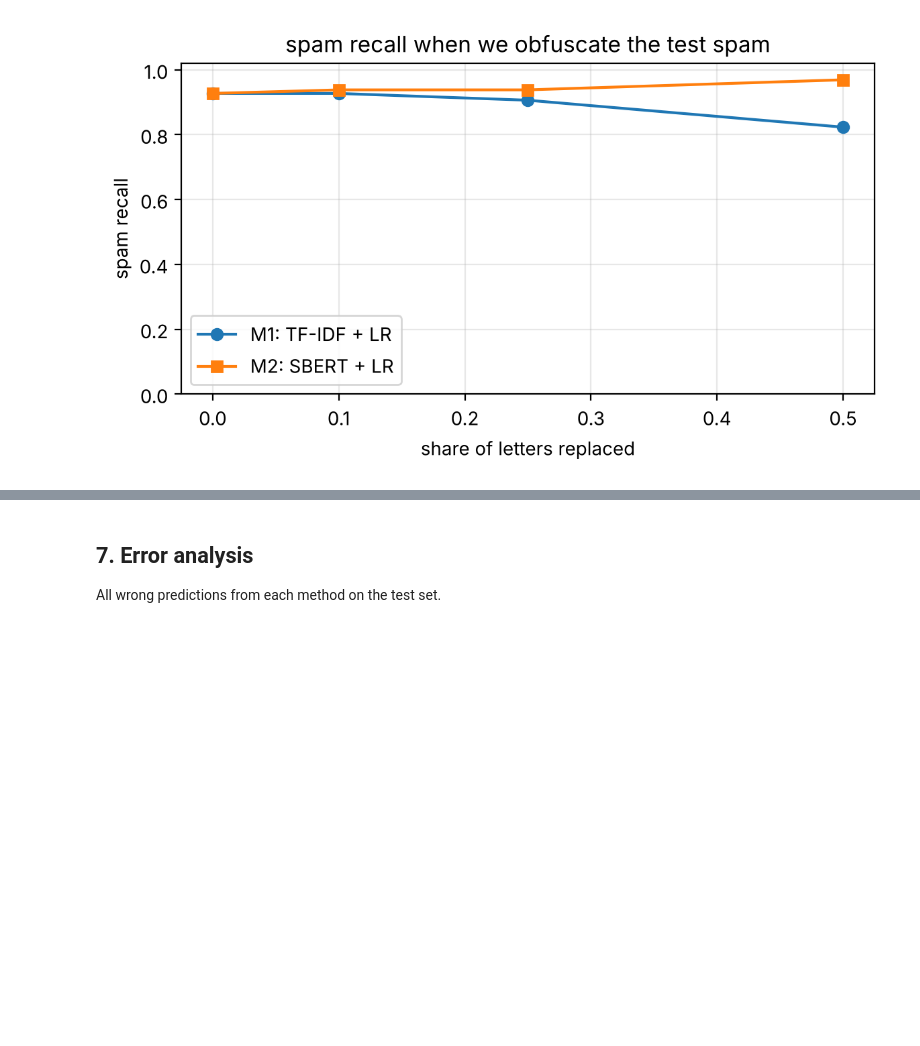
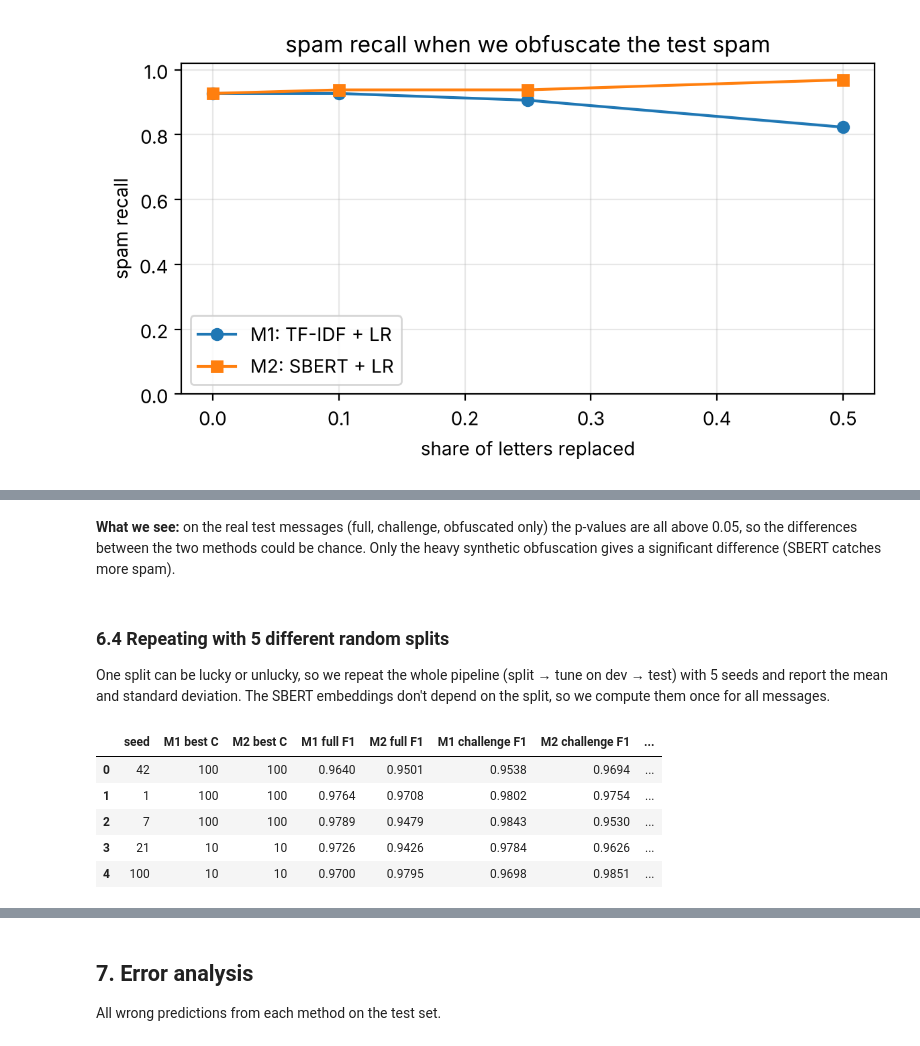
Before and after one commit to H7modi77/Project-NLP, a Jupyter notebook: SMS_Spam_Detection_Group9.ipynb, the cells around one changed output, grey strips where cells are left out. Saved outputs shown, nothing was run; the diff lists cells and outputs as text; code cells hidden in the pictures; blank space fills up the shorter version.

```diff
--- a/SMS_Spam_Detection_Group9.ipynb
+++ b/SMS_Spam_Detection_Group9.ipynb
@@ -426,0 +495,58 @@ plt.title("spam recall when we obfuscate the test spam"); plt.legend(); plt.grid
+# %% [markdown]
+**What we see:** on the real test messages (full, challenge, obfuscated only) the p-values are all above 0.05, so the differences between the two methods could be chance. Only the heavy synthetic obfuscation gives a significant difference (SBERT catches more spam).
+# %% [markdown]
+### 6.4 Repeating with 5 different random splits
+One split can be lucky or unlucky, so we repeat the whole pipeline (split → tune on dev → test) with 5 seeds and report the mean and standard deviation.
+The SBERT embeddings don't depend on the split, so we compute them once for all messages.
+# %%
+SEEDS = [42, 1, 7, 21, 100]
+
+E_all = embed(df["text"].tolist())
+fl_all = pd.DataFrame([flags(t) for t in df["text"]])
+ch_all = fl_all.any(axis=1).values
+ob_all = fl_all[["digit_in_word", "repeat", "no_vowel"]].any(axis=1).values
+y_all = df["y"].values
+txt_all = df["text"].values
+
+def run_seed(seed):
+    idx = np.arange(len(df))
+    tr, tmp = train_test_split(idx, test_size=0.30, stratify=y_all, random_state=seed)
+    dv, te = train_test_split(tmp, test_size=0.50, stratify=y_all[tmp], random_state=seed)
+
+    # method 1: tune C and min_df on dev
+    best = (-1, None)
+    for min_df in [1, 2]:
+        for C in C_GRID:
+            vec = TfidfVectorizer(lowercase=True, ngram_range=(1, 2), min_df=min_df, sublinear_tf=True)
+            clf = LogisticRegression(C=C, class_weight="balanced", max_iter=2000, random_state=seed)
+            clf.fit(vec.fit_transform(txt_all[tr]), y_all[tr])
+            f = macro_f1(y_all[dv], clf.predict(vec.transform(txt_all[dv])))
+            if f > best[0]: best = (f, (vec, clf, C))
+    vec, clf1, c1 = best[1]
+    p1 = clf1.predict(vec.transform(txt_all[te]))
+
+    # method 2: tune C on dev
+    best = (-1, None)
+    for C in C_GRID:
+        clf = LogisticRegression(C=C, class_weight="balanced", max_iter=5000, random_state=seed)
+        clf.fit(E_all[tr], y_all[tr])
+        f = macro_f1(y_all[dv], clf.predict(E_all[dv]))
+        if f > best[0]: best = (f, (clf, C))
+    clf2, c2 = best[1]
+    p2 = clf2.predict(E_all[te])
+
+    yt, ch, ob = y_all[te], ch_all[te], ob_all[te]
+    return {"seed": seed, "M1 best C": c1, "M2 best C": c2,
+            "M1 full F1": macro_f1(yt, p1), "M2 full F1": macro_f1(yt, p2),
+            "M1 challenge F1": macro_f1(yt[ch], p1[ch]), "M2 challenge F1": macro_f1(yt[ch], p2[ch]),
+            "M1 obfuscated F1": macro_f1(yt[ob], p1[ob]), "M2 obfuscated F1": macro_f1(yt[ob], p2[ob])}
+
+seed_res = pd.DataFrame([run_seed(s) for s in SEEDS]).round(4)
+seed_res
+# %% [output]
+|  | seed | M1 best C | M2 best C | M1 full F1 | M2 full F1 | M1 challenge F1 | M2 challenge F1 | ... |
+| 0 | 42 | 100 | 100 | 0.9640 | 0.9501 | 0.9538 | 0.9694 | ... |
+| 1 | 1 | 100 | 100 | 0.9764 | 0.9708 | 0.9802 | 0.9754 | ... |
+| 2 | 7 | 100 | 100 | 0.9789 | 0.9479 | 0.9843 | 0.9530 | ... |
+| 3 | 21 | 10 | 10 | 0.9726 | 0.9426 | 0.9784 | 0.9626 | ... |
+| 4 | 100 | 10 | 10 | 0.9700 | 0.9795 | 0.9698 | 0.9851 | ... |
```
Also changed, not shown: parts of 13 cells of this notebook, 2 other files.
